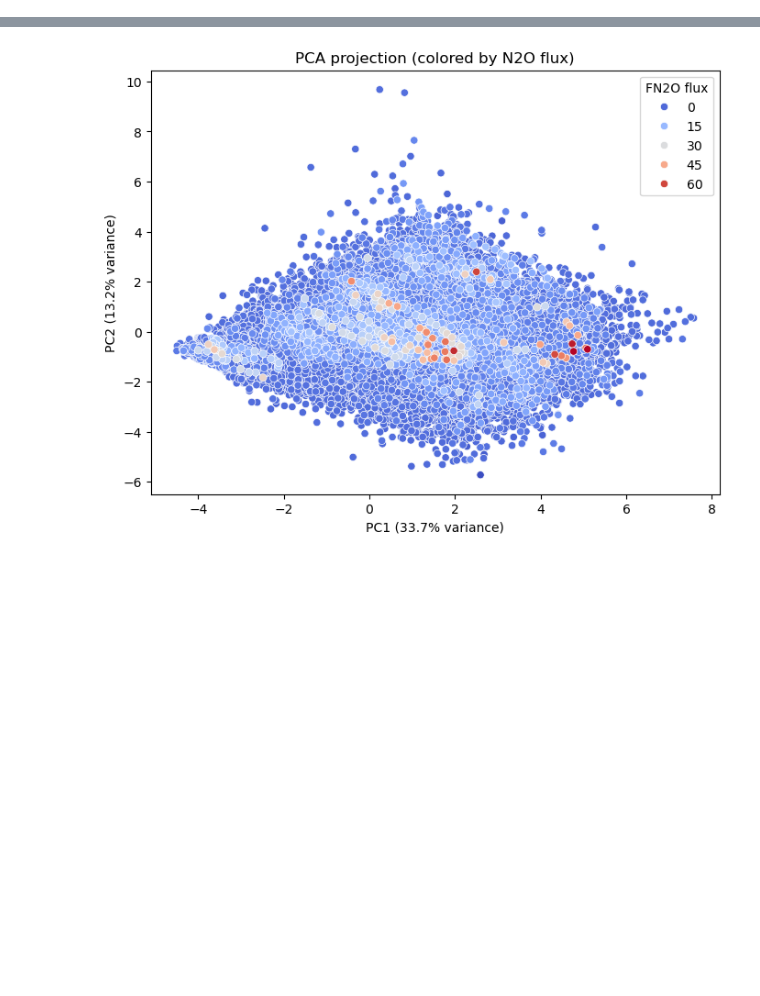
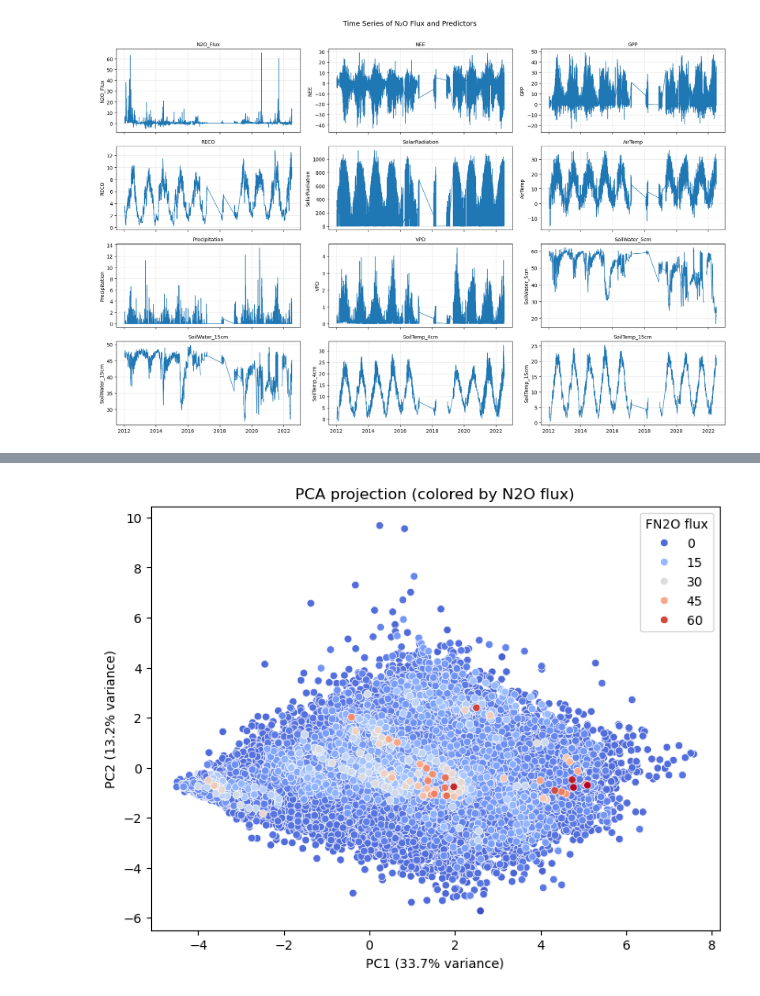
Before and after one commit to AndreasHiropedi/N2O_Emissions_Prediction, a Jupyter notebook: data_explore.ipynb, the cells around one changed output, grey strips where cells are left out. Cells and saved outputs as stored; diff of their text form; code cells hidden in the pictures; blank space fills up the shorter version.

Commit message:
add time series analysis

```diff
--- a/data_explore.ipynb
+++ b/data_explore.ipynb
@@ -31,0 +73,33 @@ chamau = df[cols]
+# %%
+# Variables to plot (excluding Timestamp)
+vars_to_plot = [
+    "N2O_Flux", "NEE", "GPP", "RECO",
+    "SolarRadiation", "AirTemp", "Precipitation",
+    "VPD", "SoilWater_5cm", "SoilWater_15cm",
+    "SoilTemp_4cm", "SoilTemp_15cm",
+    "Mowing", "FertilizerOrganic", "FertilizerMineral", "Grazing", "SoilCultivation"
+]
+
+# Create subplots grid
+n_cols = 3
+n_rows = int(len(vars_to_plot) / n_cols) + (len(vars_to_plot) % n_cols > 0)
+fig, axes = plt.subplots(n_rows, n_cols, figsize=(18, 12), sharex=True)
+axes = axes.flatten()
+
+# Plot each variable
+for i, var in enumerate(vars_to_plot):
+    ax = axes[i]
+    ax.plot(chamau["Timestamp"], chamau[var], lw=1)
+    ax.set_title(var, fontsize=10)
+    ax.set_ylabel(var)
+    ax.grid(True, alpha=0.3)
+
+# Remove empty subplots if any
+for j in range(i+1, len(axes)):
+    fig.delaxes(axes[j])
+
+fig.suptitle("Time Series of N₂O Flux and Predictors", fontsize=14)
+fig.tight_layout(rect=[0, 0, 1, 0.97])
+plt.show()
+# %% [output]
+[figure, added]
```
Also changed, not shown: parts of 9 cells of this notebook, 1 other file.
